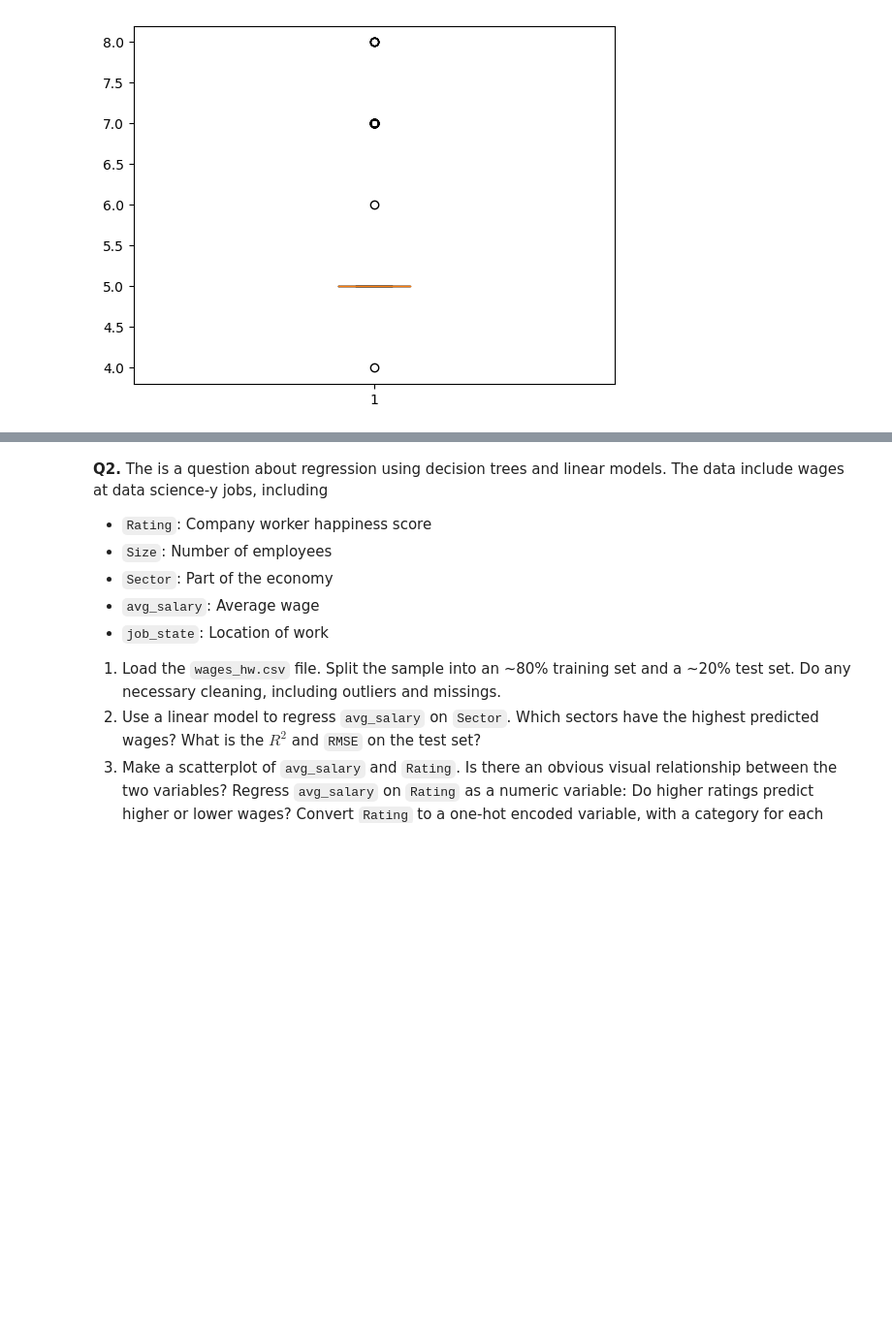
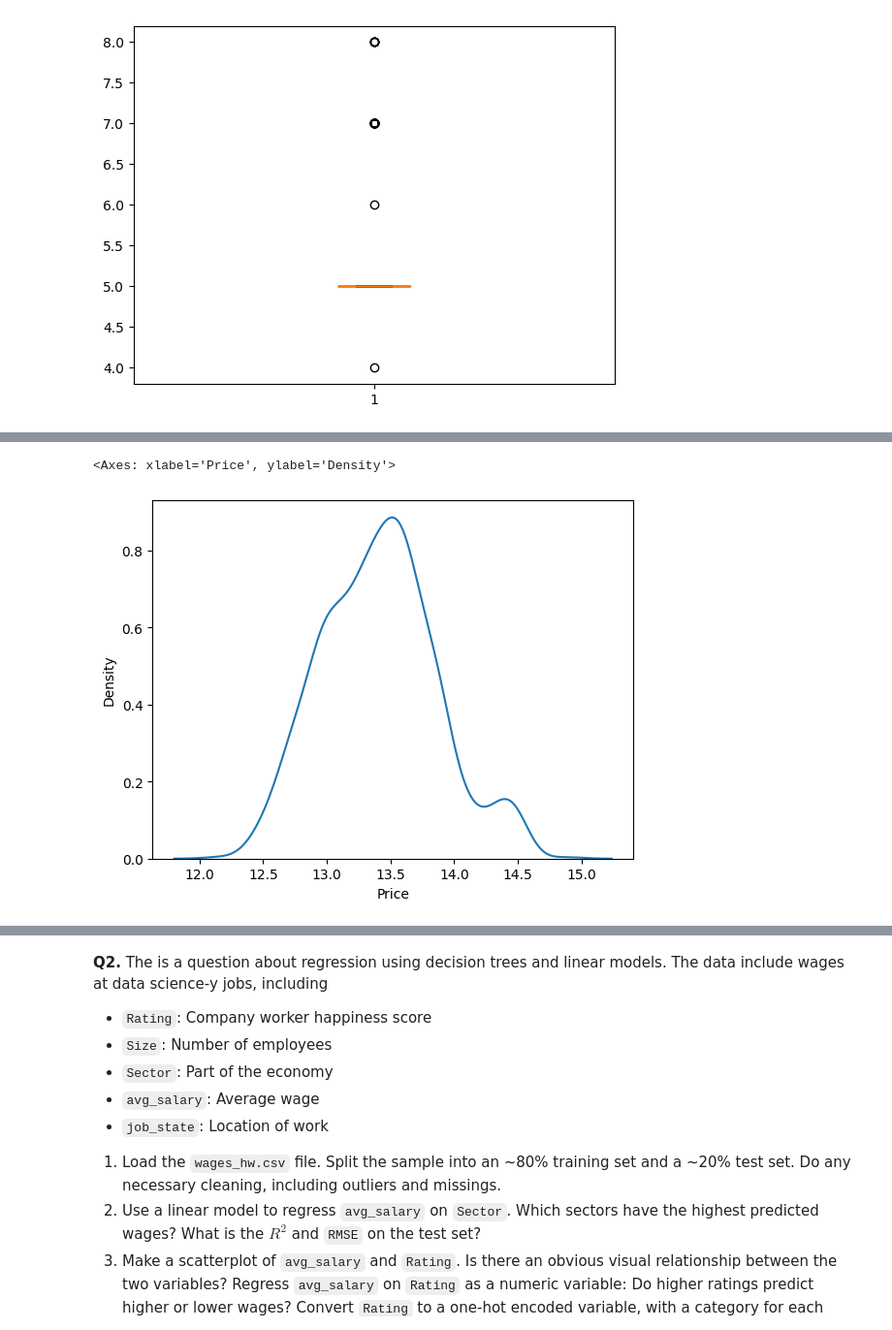
Before and after one commit to Monty-2003/assignment4, a Jupyter notebook: assignment4.ipynb, the cells around one changed output, grey strips where cells are left out. Shown at 97% size. Cells and saved outputs as stored; diff of their text form; code cells hidden in the pictures; blank space fills up the shorter version.

```diff
--- a/assignment4.ipynb
+++ b/assignment4.ipynb
@@ -112,0 +127,7 @@ plt.boxplot(car_dat['Seating_Capacity'])
+# %%
+# Kernel density of `Price`
+car_dat['Price'].describe()
+sns.kdeplot(x=car_dat['Price'])
+# %% [output]
+<Axes: xlabel='Price', ylabel='Density'>
+[figure, added]
```
Also changed, not shown: parts of 7 cells of this notebook.
